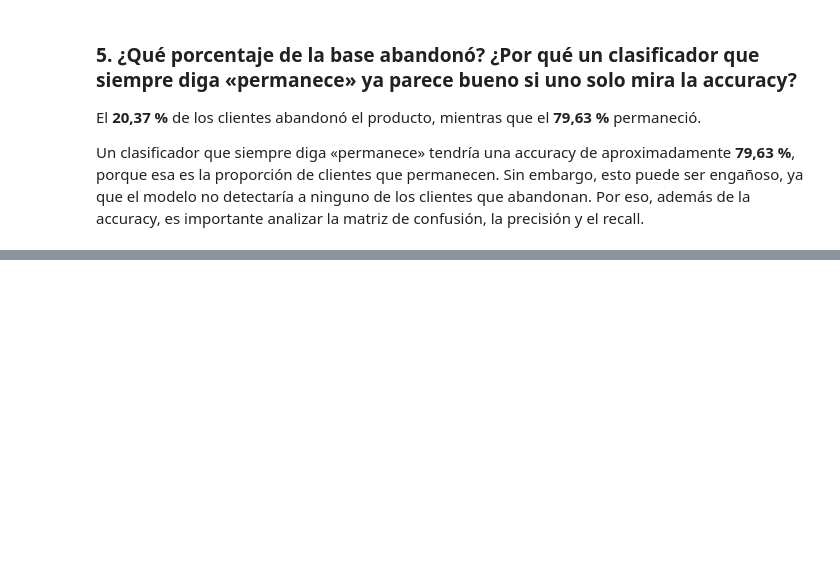
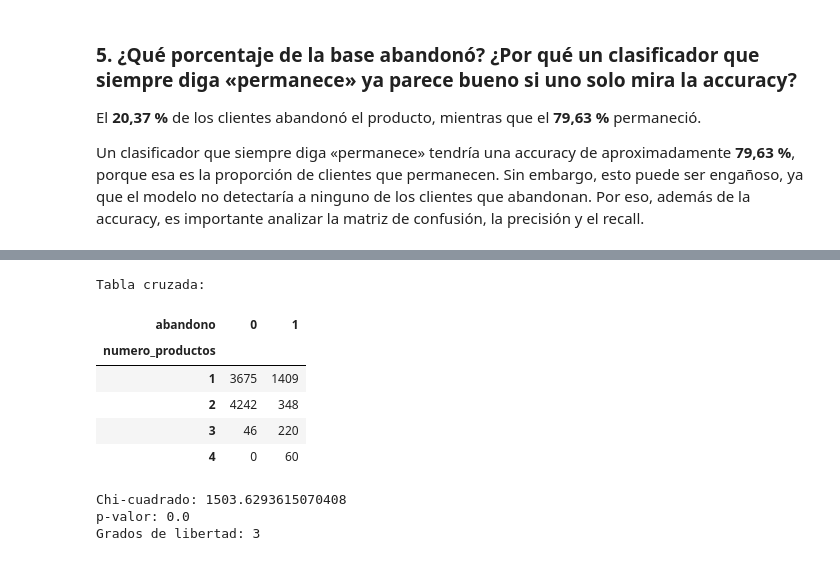
Before and after one commit to ladydayanarestrepoloaiza-ui/Taller_2_ML_Clase_9, a Jupyter notebook: Taller_Abandono_Producto_Financiero.ipynb, the cells around one changed output, grey strips where cells are left out. Cells and saved outputs as stored; diff of their text form; code cells hidden in the pictures; blank space fills up the shorter version.

```diff
--- a/Taller_Abandono_Producto_Financiero.ipynb
+++ b/Taller_Abandono_Producto_Financiero.ipynb
@@ -260,0 +364,22 @@ Un clasificador que siempre diga «permanece» tendría una accuracy de aproxima
+# %%
+tabla_productos = pd.crosstab(df["numero_productos"], df["abandono"])
+
+print("Tabla cruzada:")
+display(tabla_productos)
+
+chi2, p, gl, esperados = chi2_contingency(tabla_productos)
+
+print("Chi-cuadrado:", chi2)
+print("p-valor:", p)
+print("Grados de libertad:", gl)
+# %% [output]
+Tabla cruzada:
+| abandono | 0 | 1 |
+| numero_productos |  |  |
+| 1 | 3675 | 1409 |
+| 2 | 4242 | 348 |
+| 3 | 46 | 220 |
+| 4 | 0 | 60 |
+Chi-cuadrado: 1503.6293615070408
+p-valor: 0.0
+Grados de libertad: 3
```
Also changed, not shown: parts of 10 cells of this notebook.
